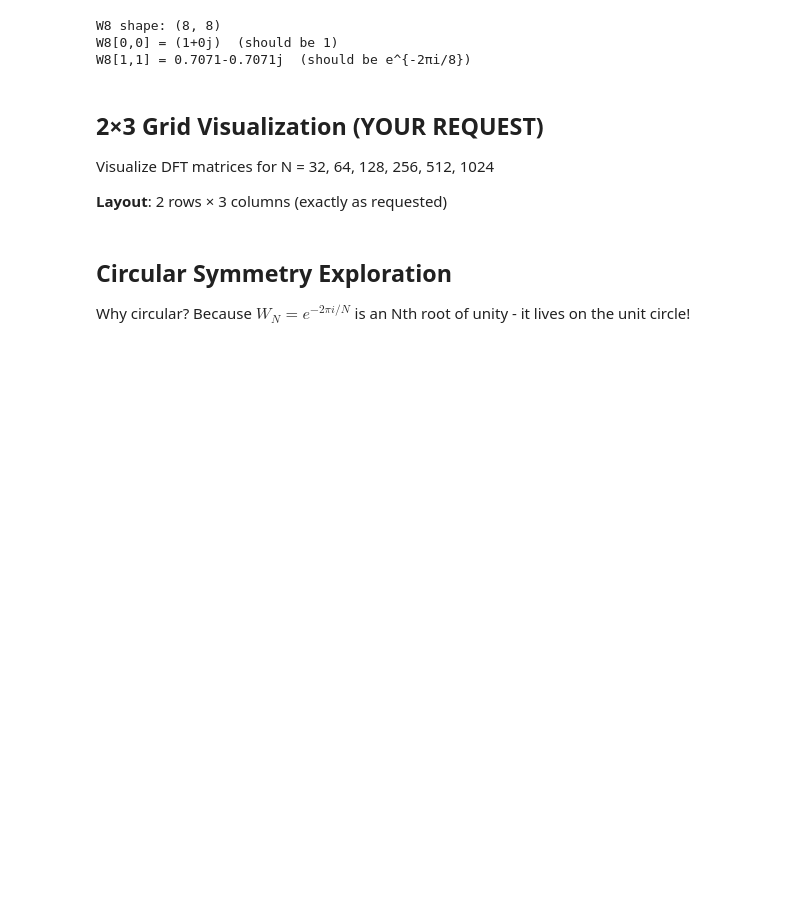
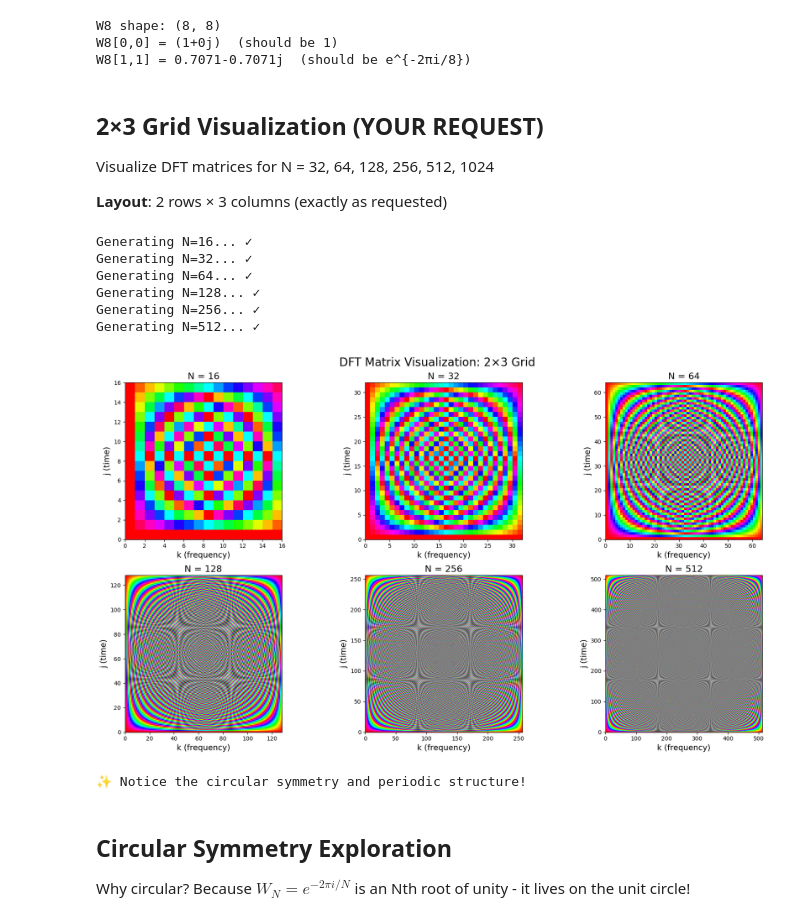
Before and after one commit to kuvychko/complexplorer, a Jupyter notebook: examples/applications/app_01_fft_matrices.ipynb, the cells around one changed output. Saved outputs shown, nothing was run; the diff lists cells and outputs as text; code cells hidden in the pictures; blank space fills up the shorter version.

```diff
--- a/examples/applications/app_01_fft_matrices.ipynb
+++ b/examples/applications/app_01_fft_matrices.ipynb
@@ -48,35 +48,44 @@ Visualize DFT matrices for N = 32, 64, 128, 256, 512, 1024
 # Sizes to visualize (USER'S SPECIFIC REQUEST)
 sizes = [16, 32, 64, 128, 256, 512]
 
 # Colormap to reveal structure
 cmap = cp.Phase(phase_sectors=None)
 
 # Create 2×3 grid
-fig, axes = plt.subplots(2, 3, figsize=(18, 9))
+fig, axes = plt.subplots(2, 3, figsize=(18, 10))
 axes = axes.flatten()
 
 for idx, N in enumerate(sizes):
     print(f"Generating N={N}...", end=' ')
 
     # Generate DFT matrix
     W = dft_matrix(N)
 
     # Visualize as complex function
     extent = [0, N, 0, N]
     rgb = cmap.rgb(W)
 
     axes[idx].imshow(rgb, origin='lower', extent=extent, aspect='equal')
     axes[idx].set_title(f"N = {N}", fontsize=16)
     axes[idx].set_xlabel("k (frequency)", fontsize=14)
     axes[idx].set_ylabel("j (time)", fontsize=14)
 
     print("✓")
 
-fig.suptitle("DFT Matrix Visualization: 2×3 Grid", fontsize=20, y=1.05)
+fig.suptitle("DFT Matrix Visualization: 2×3 Grid", fontsize=20)
 plt.tight_layout()
 plt.show()
 
 print("\n✨ Notice the circular symmetry and periodic structure!")
+# %% [output]
+Generating N=16... ✓
+Generating N=32... ✓
+Generating N=64... ✓
+Generating N=128... ✓
+Generating N=256... ✓
+Generating N=512... ✓
+[figure, added]
+✨ Notice the circular symmetry and periodic structure!
 # %% [markdown]
 ## Circular Symmetry Exploration
 
```
Also changed, not shown: parts of 1 cell of this notebook, 2 other files.
